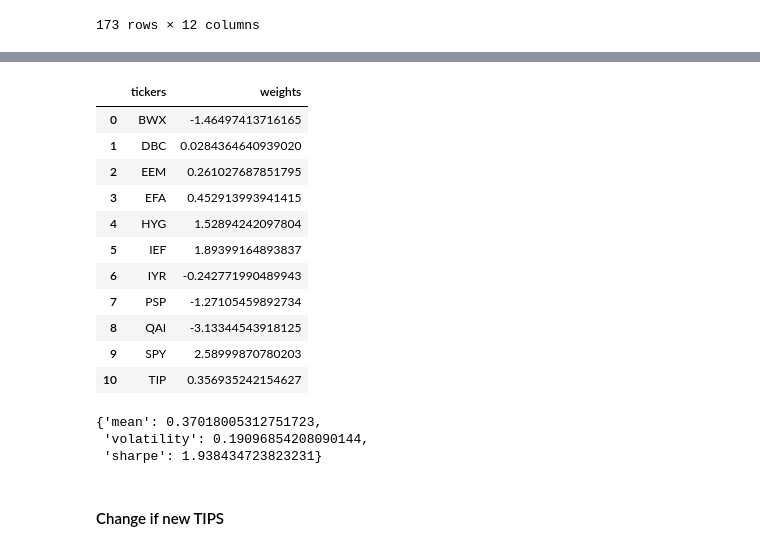
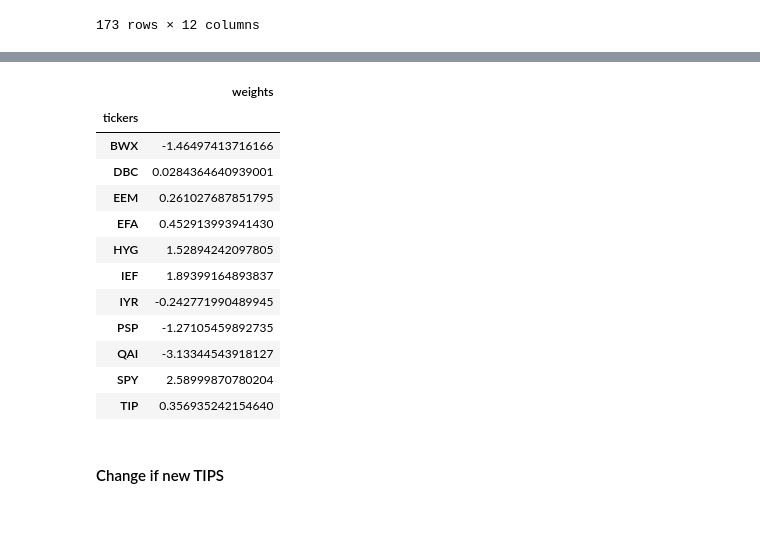
Before and after one commit to dfnoriega/finm-portfolio-2023, a Jupyter notebook: homework/Homework1_solution_Group19.ipynb, the cells around one changed output, grey strips where cells are left out. Drawn from its saved outputs; the diff is of its cells as text; code cells hidden in the pictures; blank space fills up the shorter version.

```diff
--- a/homework/Homework1_solution_Group19.ipynb
+++ b/homework/Homework1_solution_Group19.ipynb
@@ -78,7 +78,19 @@ def tangency_portfolio(df):
     vectmean=Matrix(mean)
     sigma_inv=mdf.inv()
     wt=(1/((vect1.T@sigma_inv@vectmean)[0,0]))*(sigma_inv@vectmean)
-    return wt
+
+    tickers=[]
+    for i in stats:
+        tickers.append(i)
+    tan_port=pd.DataFrame()
+    tan_port['tickers']=tickers
+    tan_port['Tangent Weights']=0
+    for i in range(len(tan_port)):
+        tan_port.loc[i,'Tangent Weights']=wt[i]
+
+    tan_port.set_index('tickers', inplace=True,drop=True)
+
+    return tan_port
 # %%
 stats=calculate_statistics(df)
 # %%
@@ -111,39 +124,37 @@ heatmap.set_title('Correlation Heatmap', fontdict={'fontsize':18}, pad=12);
 [figure]
 # %%
 wt=tangency_portfolio(df)
-tickers=[]
-stats=calculate_statistics(df)
-for i in stats:
-    tickers.append(i)
-tan_port=pd.DataFrame()
-tan_port['tickers']=tickers
-tan_port['weights']=0
-for i in range(len(tan_port)):
-    tan_port.loc[i,'weights']=wt[i]
-tan_port
+wt
+# tickers=[]
+# stats=calculate_statistics(df)
+# for i in stats:
+#     tickers.append(i)
+# tan_port=pd.DataFrame()
+# tan_port['tickers']=tickers
+# tan_port['weights']=0
+# for i in range(len(tan_port)):
+#     tan_port.loc[i,'weights']=wt[i]
+# tan_port
 # %% [output]
-|  | tickers | weights |
-| 0 | BWX | -1.46497413716165 |
-| 1 | DBC | 0.0284364640939020 |
-| 2 | EEM | 0.261027687851795 |
-| 3 | EFA | 0.452913993941415 |
-| 4 | HYG | 1.52894242097804 |
-| 5 | IEF | 1.89399164893837 |
-| 6 | IYR | -0.242771990489943 |
-| 7 | PSP | -1.27105459892734 |
-| 8 | QAI | -3.13344543918125 |
-| 9 | SPY | 2.58999870780203 |
-| 10 | TIP | 0.356935242154627 |
+|  | weights |
+| tickers |  |
+| BWX | -1.46497413716166 |
+| DBC | 0.0284364640939001 |
+| EEM | 0.261027687851795 |
+| EFA | 0.452913993941430 |
+| HYG | 1.52894242097805 |
+| IEF | 1.89399164893837 |
+| IYR | -0.242771990489945 |
+| PSP | -1.27105459892735 |
+| QAI | -3.13344543918127 |
+| SPY | 2.58999870780204 |
+| TIP | 0.356935242154640 |
 # %%
 portfolio=np.zeros((len(df)))
 for i in range(1,len(df.columns)):
     portfolio+=np.array(df.iloc[:,i])*float(wt[i-1])
 stats_tangency=calculate_statistics_array(portfolio)
 stats_tangency
-# %% [output]
-{'mean': 0.37018005312751723,
- 'volatility': 0.19096854208090144,
- 'sharpe': 1.938434723823231}
 # %% [markdown]
 #### Change if new TIPS
 # %% [markdown]
```
Also changed, not shown: parts of 9 cells of this notebook, 1 other file.
